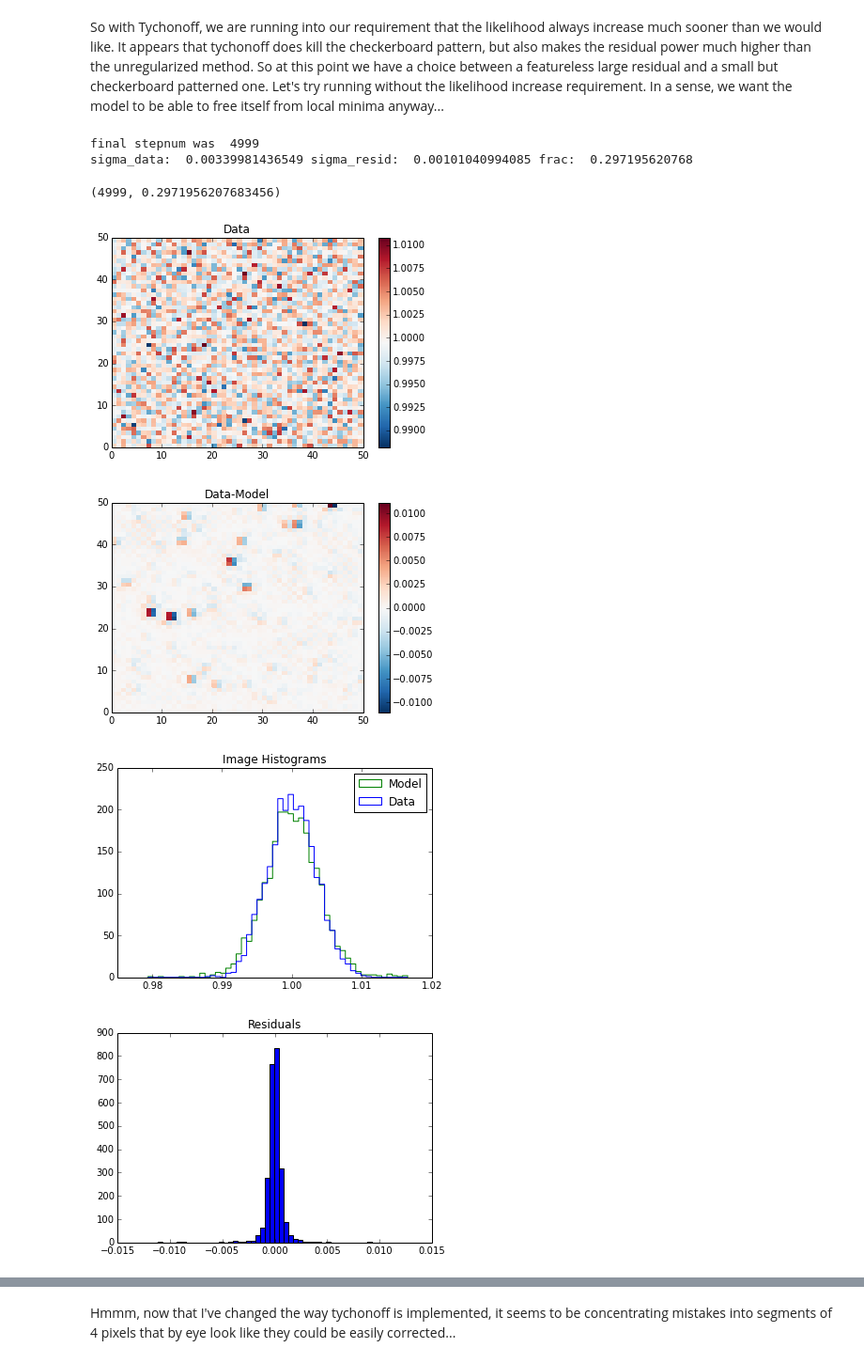
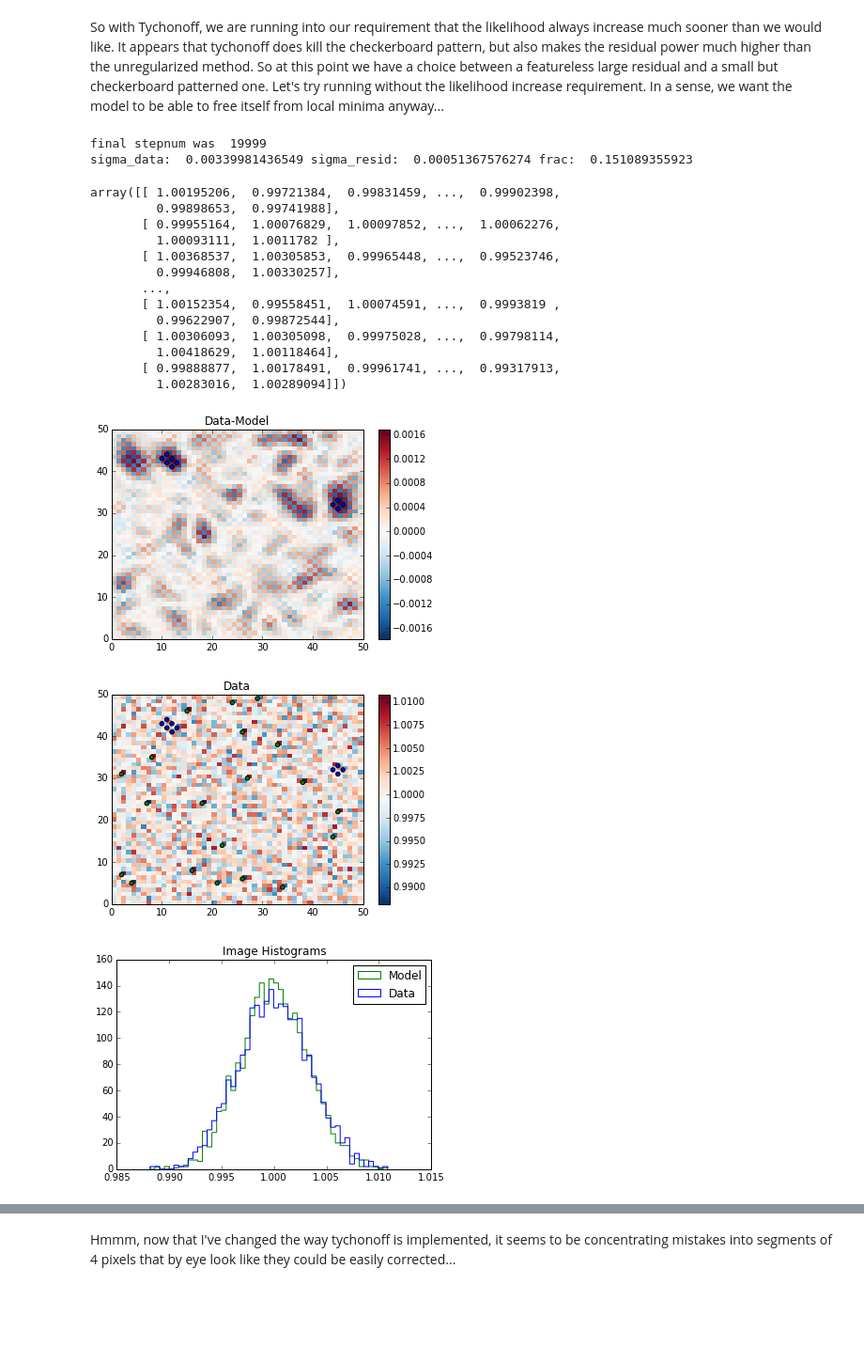
Before and after one commit to cpadavis/weak_sauce, a Jupyter notebook: notebooks/testing_tychonoff.ipynb, the cells around one changed output, grey strips where cells are left out. Shown: that part at 94% size. Drawn from its saved outputs; the diff is of its cells as text; code cells hidden in the pictures; blank space fills up the shorter version.

Commit message:
more attempts at tychonoff; still making things worse

```diff
--- a/notebooks/testing_tychonoff.ipynb
+++ b/notebooks/testing_tychonoff.ipynb
@@ -34,7 +34,7 @@ fitter = FlatFitter(data_rel_flux_map, luminosity=1)
 # %% [markdown]
 Ok, a few steps seems ok; let's do the full thing!
 # %%
-def doTest(max_steps,tycho_param):
+def doTest(max_steps,tycho_param,verbose=False):
     data_like_mover = UniformIlluminationMover()
     data_like_source = Source(num_x=51)
     data_like_source.fluxes += 1 #fit to flat field
@@ -43,14 +43,26 @@ def doTest(max_steps,tycho_param):
     oldlnlike = -10000
     lnlike = -10000
     for stepnum in xrange(max_steps):
-        fitter(data_mg.source, step_size=1e-3)
-        #lnlike, oldlnlike = fitter.lnlike(data_mg.source.vertices, data_mg.source.fluxes), lnlike
-        #if lnlike < oldlnlike:
-        #    break
-    data_mg.source.plot(data_rel_flux_map, pcolormesh_kwargs_in={'linewidths':0})
-    plt.title('Data')
+        fitter(data_mg.source, step_size=1e-4)
+        lnlike, oldlnlike = fitter.lnlike(data_mg.source.vertices, data_mg.source.fluxes), lnlike
+        if verbose: print lnlike
+        if np.abs((lnlike - oldlnlike)/oldlnlike) < .000001:
+            break
     data_mg.source.plot(data_rel_flux_map - data_mg.source.fluxes, pcolormesh_kwargs_in={'linewidths':0})
     plt.title('Data-Model')
+
+    test = np.unravel_index((data_rel_flux_map - data_mg.source.fluxes).flatten().argsort()[:10],(50,50))
+    plt.scatter(test[0],test[1],marker='o')
+
+    data_mg.source.plot(data_rel_flux_map, pcolormesh_kwargs_in={'linewidths':0})
+    #data_mg.source.plot(data_rel_flux_map-np.roll(data_rel_flux_map,1,axis=1), pcolormesh_kwargs_in={'linewidths':0})
+    data_mins = np.unravel_index(data_rel_flux_map.flatten().argsort()[:10],(50,50))
+    data_maxs = np.unravel_index(data_rel_flux_map.flatten().argsort()[-10:],(50,50))
+    plt.scatter(data_mins[0],data_mins[1],marker='o',c='g')
+    plt.scatter(data_maxs[0],data_maxs[1],marker='o',c='g')
+    plt.scatter(test[0],test[1],marker='o')
+    plt.title('Data')
+
     plt.figure()
     plt.title('Image Histograms')
     _ = plt.hist([data_rel_flux_map.flatten(), data_mg.source.fluxes.flatten()],
@@ -100,12 +84,23 @@ sigma_data:  0.00339981436549 sigma_resid:  0.000242551528965 frac:  0.071342580
 # %% [markdown]
 So with Tychonoff, we are running into our requirement that the likelihood always increase much sooner than we would like. It appears that tychonoff does kill the checkerboard pattern, but also makes the residual power much higher than the unregularized method. So at this point we have a choice between a featureless large residual and a small but checkerboard patterned one. Let's try running without the likelihood increase requirement. In a sense, we want the model to be able to free itself from local minima anyway...
-# %%
-doTest(5000,.1)
-# %% [output]
-final stepnum was  4999
-sigma_data:  0.00339981436549 sigma_resid:  0.00101040994085 frac:  0.297195620768
-(4999, 0.2971956207683456)
-[figure, removed]
-[figure, removed]
-[figure, removed]
-[figure, removed]
+# %%
+doTest(20000,.5)
+# %% [output]
+final stepnum was  19999
+sigma_data:  0.00339981436549 sigma_resid:  0.00051367576274 frac:  0.151089355923
+array([[ 1.00195206,  0.99721384,  0.99831459, ...,  0.99902398,
+         0.99898653,  0.99741988],
+       [ 0.99955164,  1.00076829,  1.00097852, ...,  1.00062276,
+         1.00093111,  1.0011782 ],
+       [ 1.00368537,  1.00305853,  0.99965448, ...,  0.99523746,
+         0.99946808,  1.00330257],
+       ...,
+       [ 1.00152354,  0.99558451,  1.00074591, ...,  0.9993819 ,
+         0.99622907,  0.99872544],
+       [ 1.00306093,  1.00305098,  0.99975028, ...,  0.99798114,
+         1.00418629,  1.00118464],
+       [ 0.99888877,  1.00178491,  0.99961741, ...,  0.99317913,
+         1.00283016,  1.00289094]])
+[figure, added]
+[figure, added]
+[figure, added]
```
Also changed, not shown: parts of 3 cells of this notebook, 1 other file.
